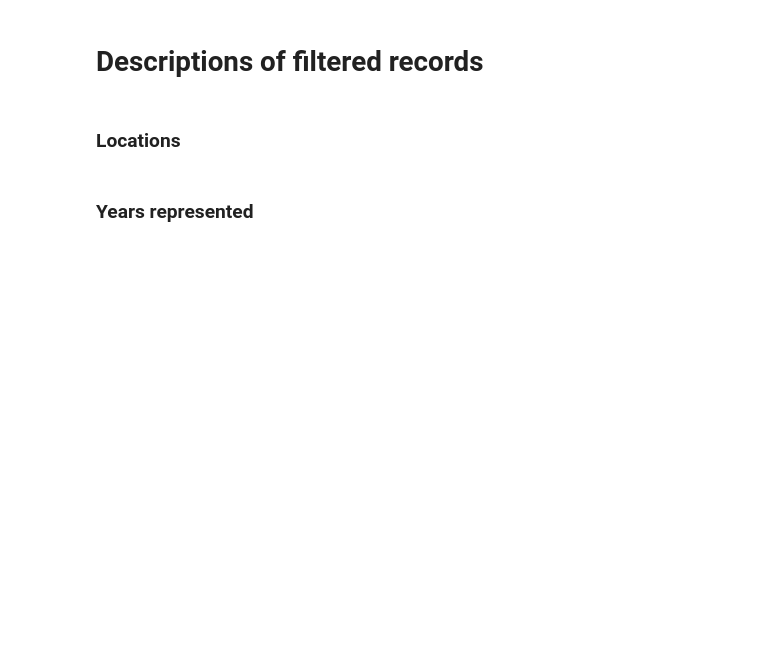
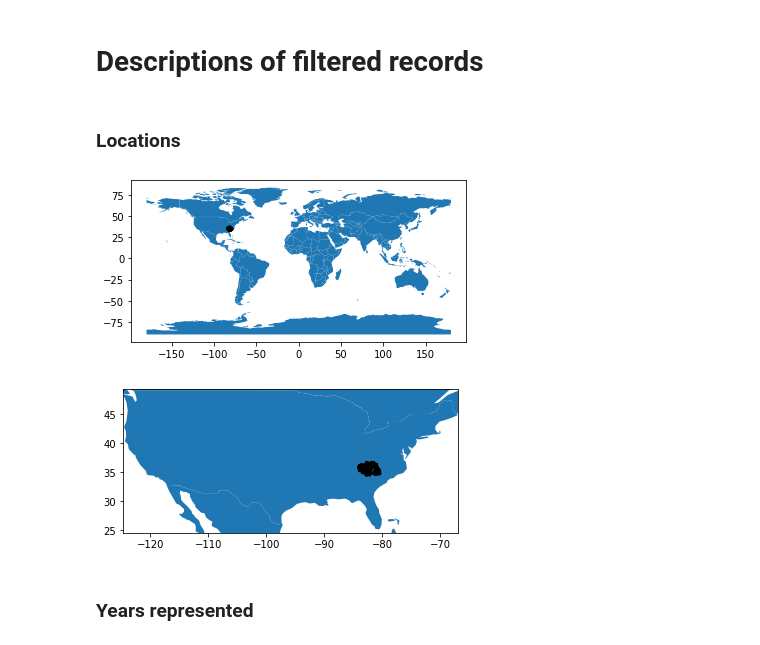
Before and after one commit to AdelsteinJillTPF/wildlife-wrangler, a Jupyter notebook: NEW_TEMPLATE.ipynb, the cells around one changed output. Drawn from its saved outputs; the diff is of its cells as text; code cells hidden in the pictures; blank space fills up the shorter version.

```diff
--- a/NEW_TEMPLATE.ipynb
+++ b/NEW_TEMPLATE.ipynb
@@ -356,6 +439,38 @@ print(issues[['value', 'acquired', 'removed', 'retained']])
 # Descriptions of filtered records
 # %% [markdown]
 ### Locations
+# %%
+# Get the record coordinates as a data frame
+record_coordinates = (pd.read_sql("""SELECT decimalLatitude, decimalLongitude, radius_m
+                                     FROM occurrence_records""",
+                                  con=output_db_conn)
+                      .astype({'decimalLongitude': 'float', 'decimalLatitude': 'float'}))
+
+# Make the data frame spatial
+gdf = gpd.GeoDataFrame(record_coordinates, geometry=gpd.points_from_xy(records['decimalLongitude'],
+                                                   records['decimalLatitude']))
+gdf.crs="EPSG:4326"
+
+# Create world map
+world = gpd.read_file(gpd.datasets.get_path('naturalearth_lowres'))
+base = world.plot()
+gdf.plot(ax=base, marker='o', color='k', markersize=5)
+plt.show()
+
+# Get bounding box for coordinates for use later )))))))))))))))))))))))))))))))))))))))))))))
+coordinate_bbox = gdf.geometry.total_bounds
+
+# Plot within USA
+usa_bbox = np.array([-124.725839,   24.498131,  -66.949895,   49.384358])
+fig, ax = plt.subplots()
+ax.set_xlim(([usa_bbox[0],  usa_bbox[2]]))
+ax.set_ylim(([usa_bbox[1],  usa_bbox[3]]))
+world.plot(ax=ax)
+gdf.plot(ax=ax, marker='o', color='k', markersize=5)
+plt.show()
+# %% [output]
+[figure, added]
+[figure, added]
 # %%
 plot_records = False
 if plot_records == True:
```
Also changed, not shown: parts of 20 cells of this notebook, 3 other files.
